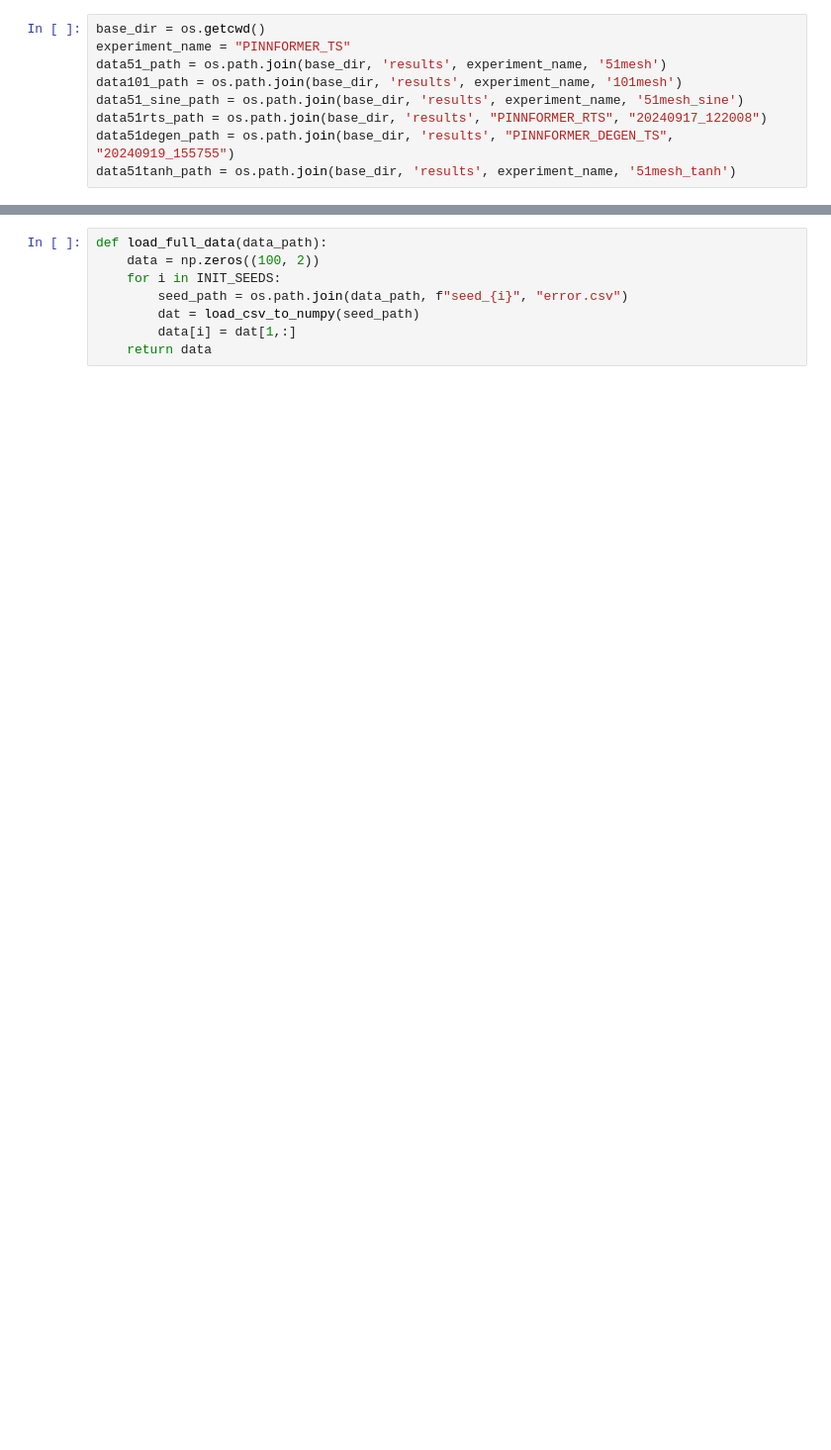
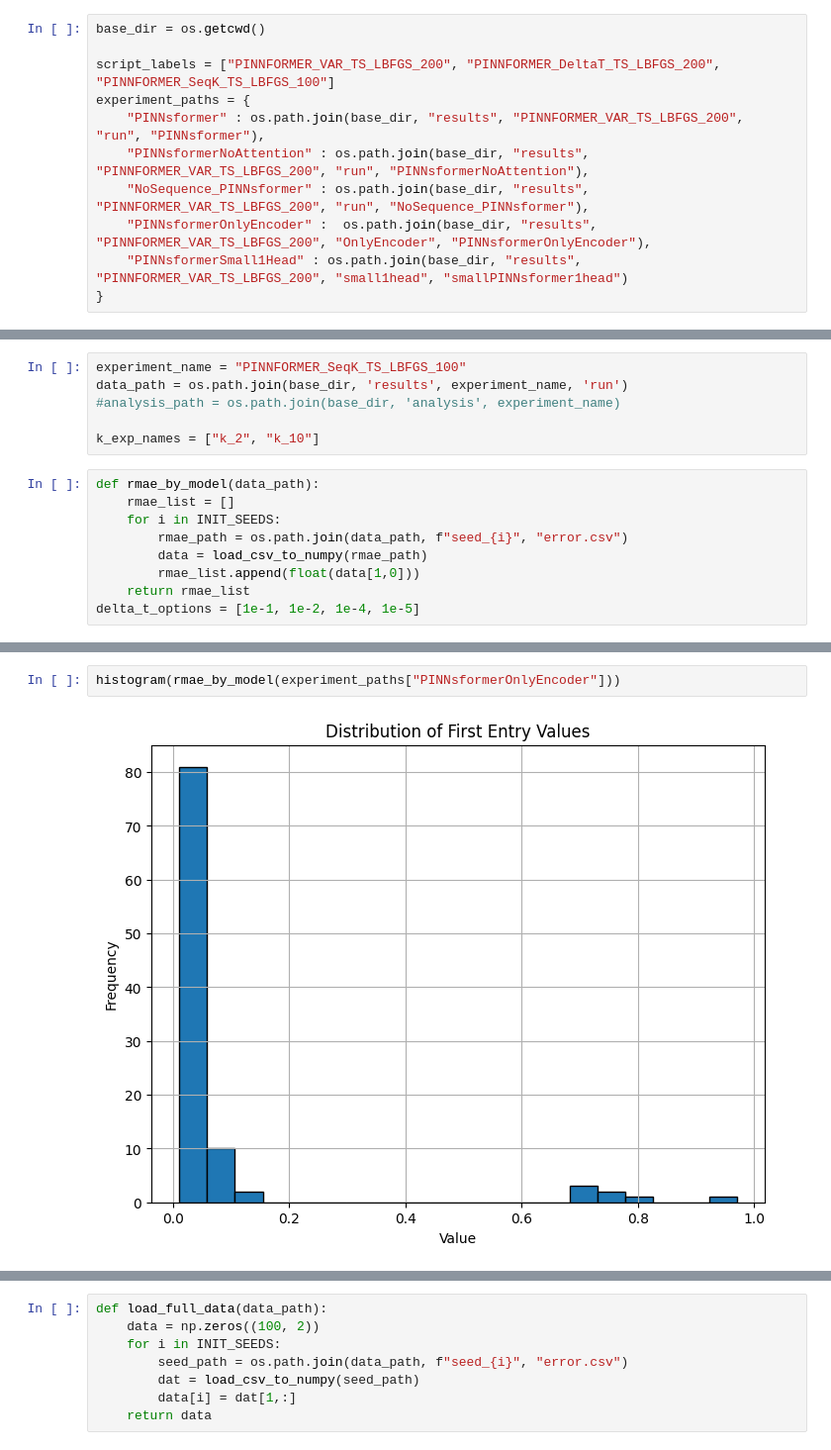
Before and after one commit to Jarato/pinnsformer, a Jupyter notebook: experiments/1d_reaction/pinnformer_ts/analysis.ipynb, the cells around one changed output, grey strips where cells are left out. Shown at 99% size. Saved outputs shown, nothing was run; the diff lists cells and outputs as text; blank space fills up the shorter version.

```diff
--- a/experiments/1d_reaction/pinnformer_ts/analysis.ipynb
+++ b/experiments/1d_reaction/pinnformer_ts/analysis.ipynb
@@ -33,9 +77,11 @@ def plot_evolution(
 # %%
 base_dir = os.getcwd()
-experiment_name = "PINNFORMER_TS"
-data51_path = os.path.join(base_dir, 'results', experiment_name, '51mesh')
-data101_path = os.path.join(base_dir, 'results', experiment_name, '101mesh')
-data51_sine_path = os.path.join(base_dir, 'results', experiment_name, '51mesh_sine')
-data51rts_path = os.path.join(base_dir, 'results', "PINNFORMER_RTS", "20240917_122008")
-data51degen_path = os.path.join(base_dir, 'results', "PINNFORMER_DEGEN_TS", "20240919_155755")
-data51tanh_path = os.path.join(base_dir, 'results', experiment_name, '51mesh_tanh')
+
+script_labels = ["PINNFORMER_VAR_TS_LBFGS_200", "PINNFORMER_DeltaT_TS_LBFGS_200", "PINNFORMER_SeqK_TS_LBFGS_100"]
+experiment_paths = {
+    "PINNsformer" : os.path.join(base_dir, "results", "PINNFORMER_VAR_TS_LBFGS_200", "run", "PINNsformer"),
+    "PINNsformerNoAttention" : os.path.join(base_dir, "results", "PINNFORMER_VAR_TS_LBFGS_200", "run", "PINNsformerNoAttention"),
+    "NoSequence_PINNsformer" : os.path.join(base_dir, "results", "PINNFORMER_VAR_TS_LBFGS_200", "run", "NoSequence_PINNsformer"),
+    "PINNsformerOnlyEncoder" :  os.path.join(base_dir, "results", "PINNFORMER_VAR_TS_LBFGS_200", "OnlyEncoder", "PINNsformerOnlyEncoder"),
+    "PINNsformerSmall1Head" : os.path.join(base_dir, "results", "PINNFORMER_VAR_TS_LBFGS_200", "small1head", "smallPINNsformer1head")
+}
@@ -63,0 +116,15 @@ array(['1566.5003662109375', '259313.484375', '15.604938507080078', ...,
+# %%
+experiment_name = "PINNFORMER_SeqK_TS_LBFGS_100"
+data_path = os.path.join(base_dir, 'results', experiment_name, 'run')
+#analysis_path = os.path.join(base_dir, 'analysis', experiment_name)
+
+k_exp_names = ["k_2", "k_10"]
+# %%
+def rmae_by_model(data_path):
+    rmae_list = []
+    for i in INIT_SEEDS:
+        rmae_path = os.path.join(data_path, f"seed_{i}", "error.csv")
+        data = load_csv_to_numpy(rmae_path)
+        rmae_list.append(float(data[1,0]))
+    return rmae_list
+delta_t_options = [1e-1, 1e-2, 1e-4, 1e-5]
@@ -63,0 +156,4 @@ array(['1566.5003662109375', '259313.484375', '15.604938507080078', ...,
+# %%
+histogram(rmae_by_model(experiment_paths["PINNsformerOnlyEncoder"]))
+# %% [output]
+[figure, added]
```
Also changed, not shown: parts of 36 cells of this notebook, 47 other files.
